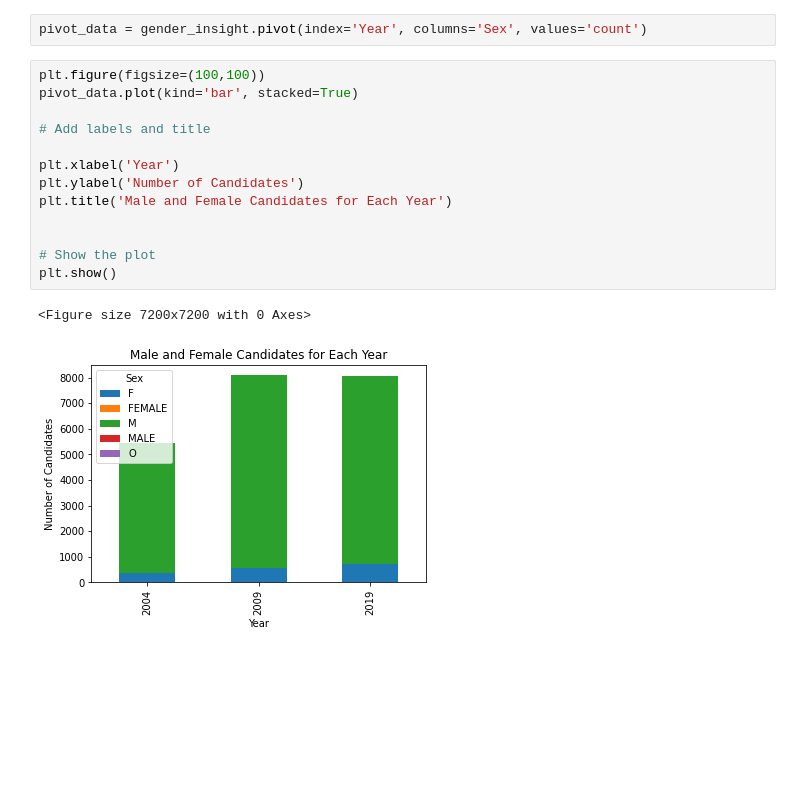
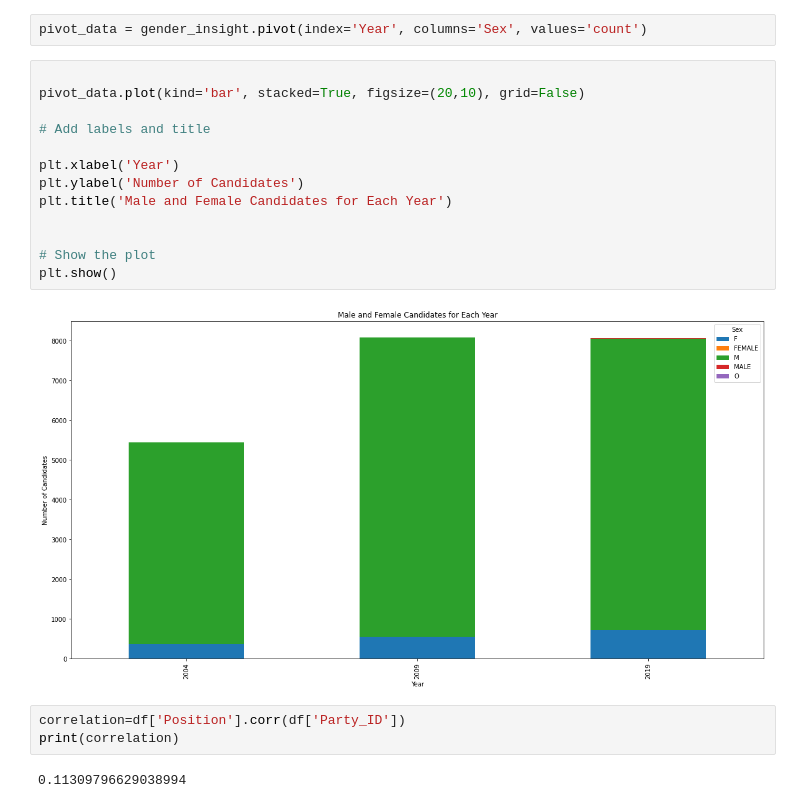
Before and after one commit to YUG-DEDHIA/Precog---Elections-2024-Recruitment-Task, a Jupyter notebook: Elections/preprocessing.ipynb, the cells around one changed output. Saved outputs shown, nothing was run; the diff lists cells and outputs as text; blank space fills up the shorter version.

```diff
--- a/Elections/preprocessing.ipynb
+++ b/Elections/preprocessing.ipynb
@@ -82,18 +96,22 @@ gender_insight = df1.groupby(['Year', 'Sex']).size().reset_index(name='count')
 # %%
 pivot_data = gender_insight.pivot(index='Year', columns='Sex', values='count')
 # %%
-plt.figure(figsize=(100,100))
-pivot_data.plot(kind='bar', stacked=True)
+
+pivot_data.plot(kind='bar', stacked=True, figsize=(20,10), grid=False)
 
 # Add labels and title
 
 plt.xlabel('Year')
 plt.ylabel('Number of Candidates')
 plt.title('Male and Female Candidates for Each Year')
 
 
 # Show the plot
 plt.show()
 # %% [output]
-<Figure size 7200x7200 with 0 Axes>
-[figure, old version]
+[figure, new version]
+# %%
+correlation=df['Position'].corr(df['Party_ID'])
+print(correlation)
+# %% [output]
+0.11309796629038994
```
Also changed, not shown: parts of 9 cells of this notebook.
